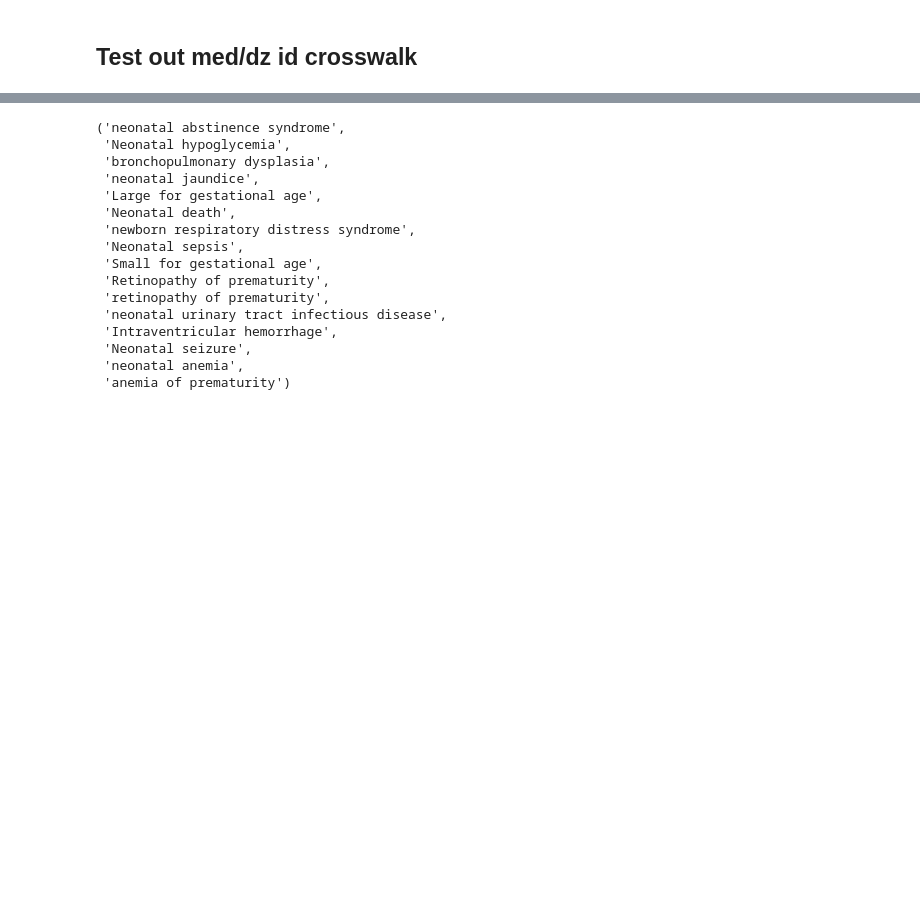
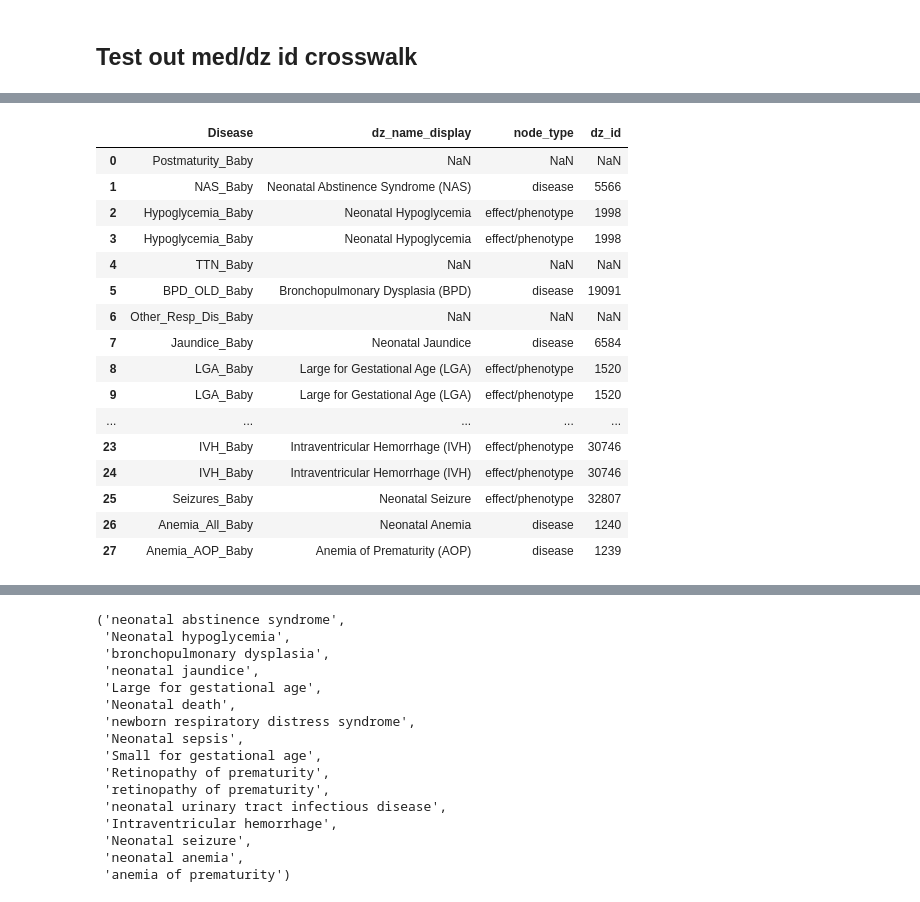
Before and after one commit to yerakim824/PregMedNet, a Jupyter notebook: Interactive_Webapp/Test_Previous_Formulas.ipynb, the cells around one changed output, grey strips where cells are left out. Cells and saved outputs as stored; diff of their text form; code cells hidden in the pictures; blank space fills up the shorter version.

```diff
--- a/Interactive_Webapp/Test_Previous_Formulas.ipynb
+++ b/Interactive_Webapp/Test_Previous_Formulas.ipynb
@@ -630,0 +851,21 @@ med_id_df = pd.read_csv('2024_reference_tables/medication_id_crosswalk.csv').dro
+# %%
+dz_name_id_df_to_merge = dz_name_id_df.rename(columns={'MarketScan':'Disease','PrimeKG':'dz_name_display','node_id':'dz_id'})
+dz_name_id_df_to_merge
+# %% [output]
+|  | Disease | dz_name_display | node_type | dz_id |
+| 0 | Postmaturity_Baby | NaN | NaN | NaN |
+| 1 | NAS_Baby | Neonatal Abstinence Syndrome (NAS) | disease | 5566 |
+| 2 | Hypoglycemia_Baby | Neonatal Hypoglycemia | effect/phenotype | 1998 |
+| 3 | Hypoglycemia_Baby | Neonatal Hypoglycemia | effect/phenotype | 1998 |
+| 4 | TTN_Baby | NaN | NaN | NaN |
+| 5 | BPD_OLD_Baby | Bronchopulmonary Dysplasia (BPD) | disease | 19091 |
+| 6 | Other_Resp_Dis_Baby | NaN | NaN | NaN |
+| 7 | Jaundice_Baby | Neonatal Jaundice | disease | 6584 |
+| 8 | LGA_Baby | Large for Gestational Age (LGA) | effect/phenotype | 1520 |
+| 9 | LGA_Baby | Large for Gestational Age (LGA) | effect/phenotype | 1520 |
+| ... | ... | ... | ... | ... |
+| 23 | IVH_Baby | Intraventricular Hemorrhage (IVH) | effect/phenotype | 30746 |
+| 24 | IVH_Baby | Intraventricular Hemorrhage (IVH) | effect/phenotype | 30746 |
+| 25 | Seizures_Baby | Neonatal Seizure | effect/phenotype | 32807 |
+| 26 | Anemia_All_Baby | Neonatal Anemia | disease | 1240 |
+| 27 | Anemia_AOP_Baby | Anemia of Prematurity (AOP) | disease | 1239 |
```
Also changed, not shown: parts of 14 cells of this notebook, 2 other files.
